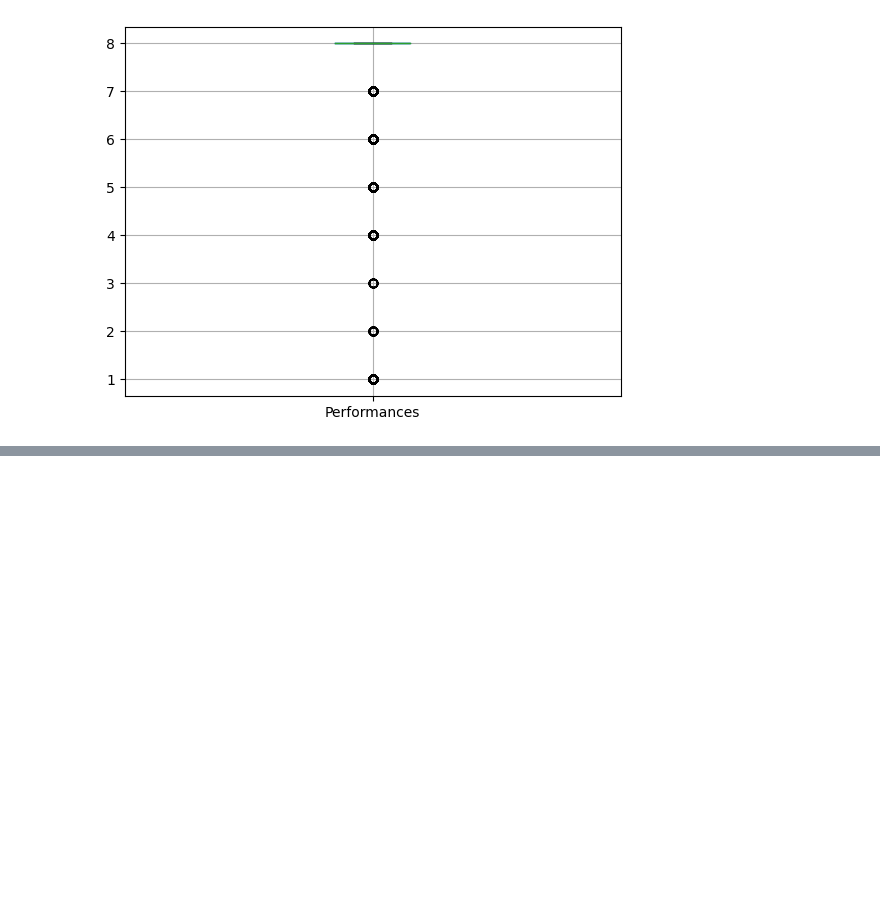
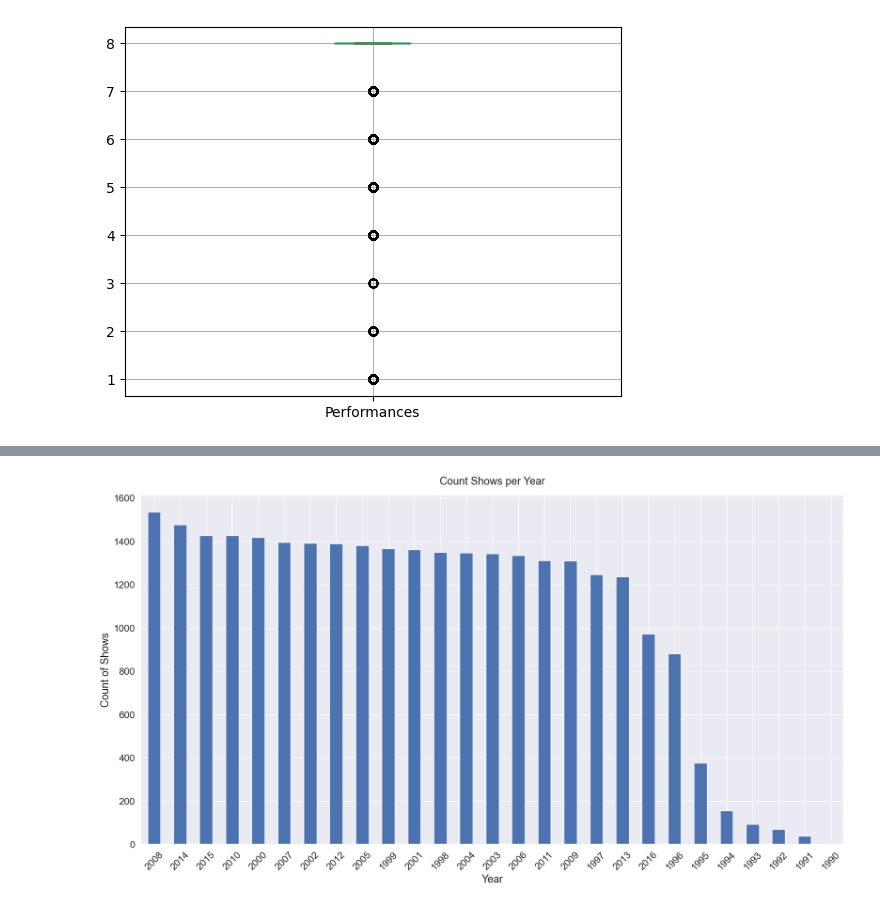
Before and after one commit to lwood7983/Final_Capstone_Project, a Jupyter notebook: Capstone_lwood.ipynb, the cells around one changed output, grey strips where cells are left out. Cells and saved outputs as stored; diff of their text form; code cells hidden in the pictures; blank space fills up the shorter version.

```diff
--- a/Capstone_lwood.ipynb
+++ b/Capstone_lwood.ipynb
@@ -187,0 +206,3 @@ broadway_outliers.corr()
+# %%
+#removing attributes that have little to no correlation
+broadway_outliers.drop(columns=['Day','Month'], inplace=True)
@@ -188,2 +251,8 @@ broadway_outliers.corr()
 # %%
-#broadway.describe()
+broadway_outliers['Year'].value_counts().plot(kind='bar', figsize=(20, 10), rot=45)
+plt.xlabel("Year")
+plt.ylabel("Count of Shows", labelpad=4)
+plt.title("Count Shows per Year", y=1.02)
+plt.show()
+# %% [output]
+[figure, added]
```
Also changed, not shown: parts of 12 cells of this notebook, 1 other file.
